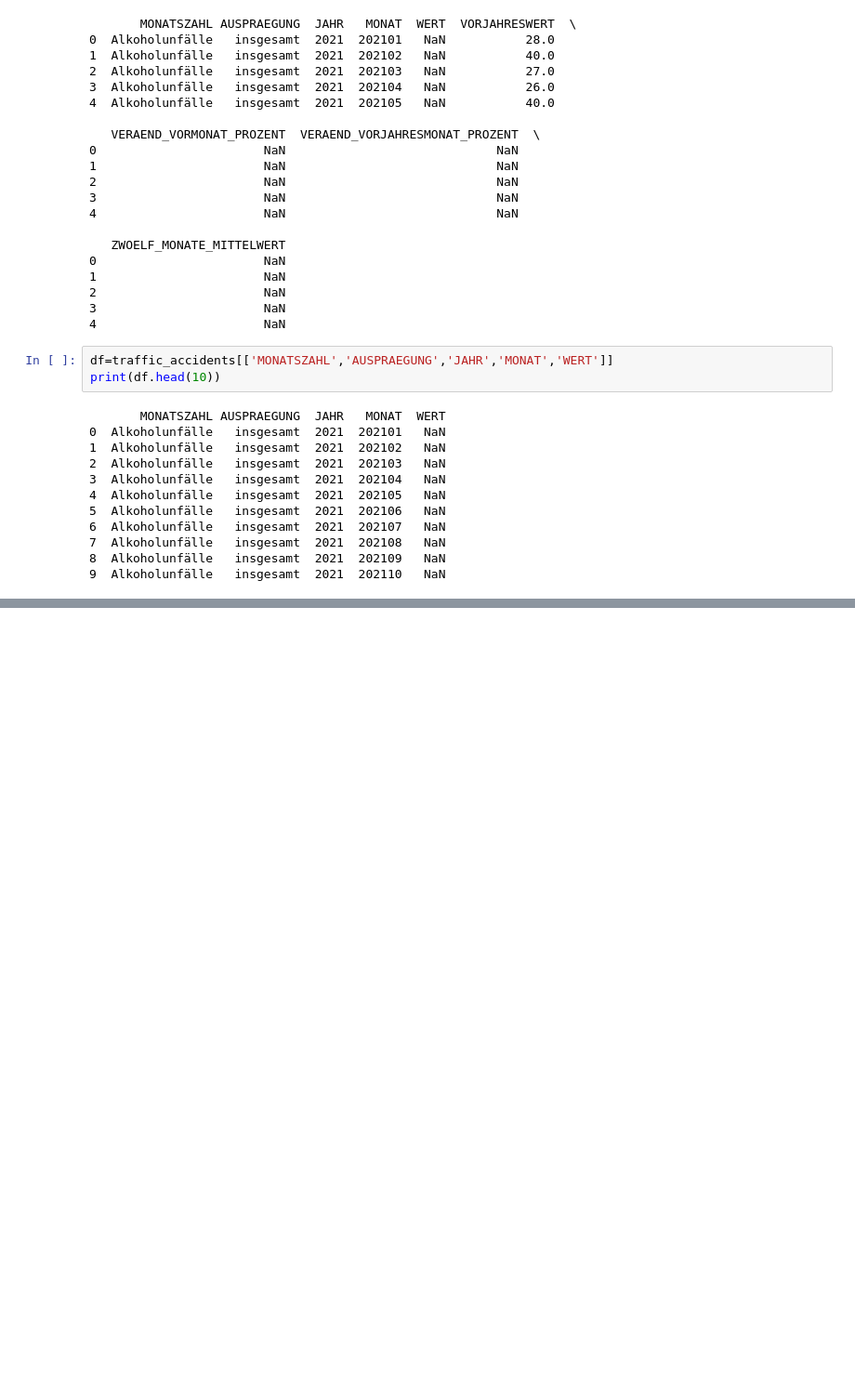
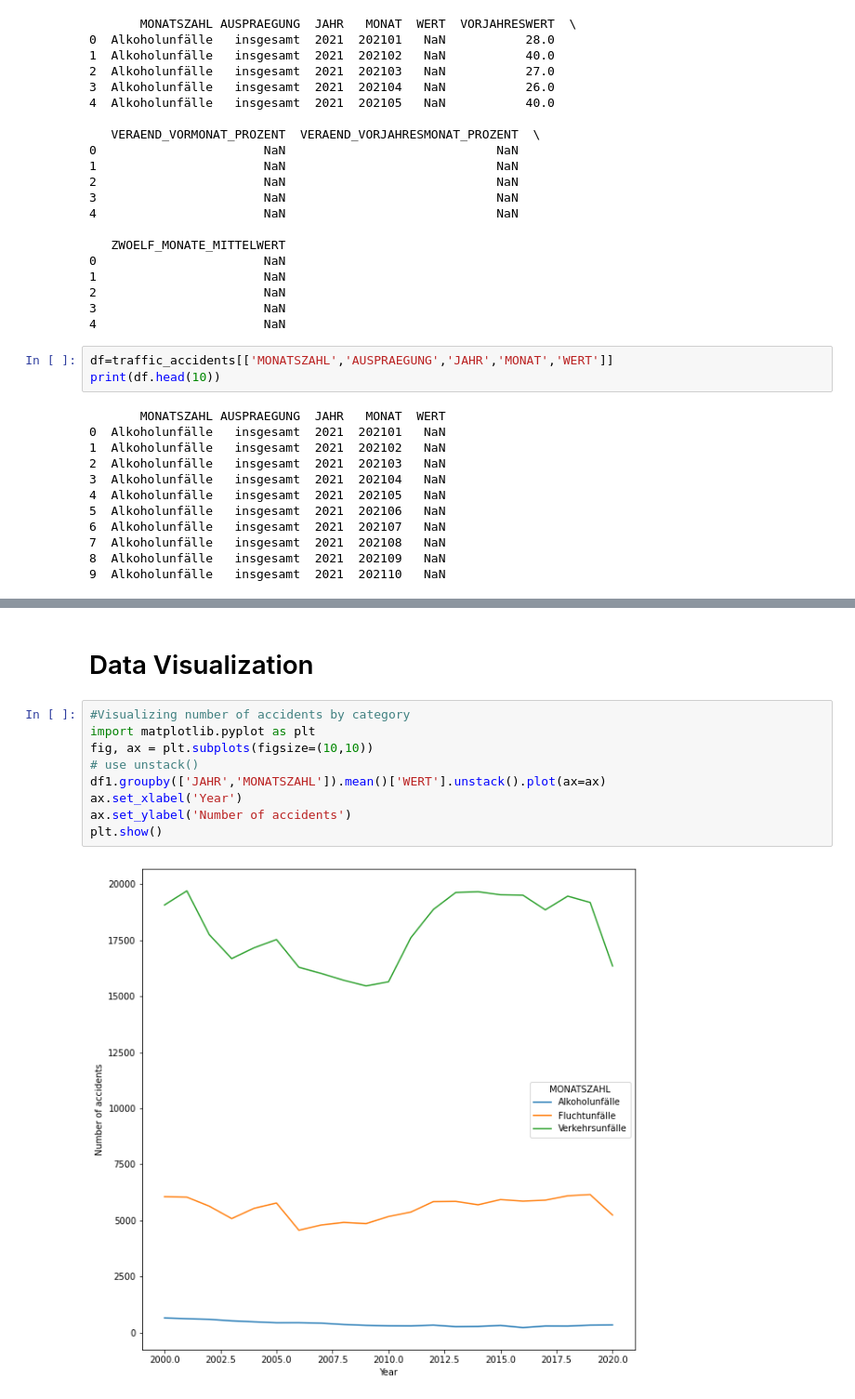
Before and after one commit to Priya15073/Monthly-Traffic-Accidents-in-Munich, a Jupyter notebook: Mission_1.ipynb, the cells around one changed output, grey strips where cells are left out. Shown at 93% size. Saved outputs shown, nothing was run; the diff lists cells and outputs as text; blank space fills up the shorter version.

```diff
--- a/Mission_1.ipynb
+++ b/Mission_1.ipynb
@@ -101,0 +109,13 @@ df.head(10)
+# %% [markdown]
+# Data Visualization
+# %%
+#Visualizing number of accidents by category
+import matplotlib.pyplot as plt
+fig, ax = plt.subplots(figsize=(10,10))
+# use unstack()
+df1.groupby(['JAHR','MONATSZAHL']).mean()['WERT'].unstack().plot(ax=ax)
+ax.set_xlabel('Year')
+ax.set_ylabel('Number of accidents')
+plt.show()
+# %% [output]
+[figure, added]
```
Also changed, not shown: parts of 9 cells of this notebook.
